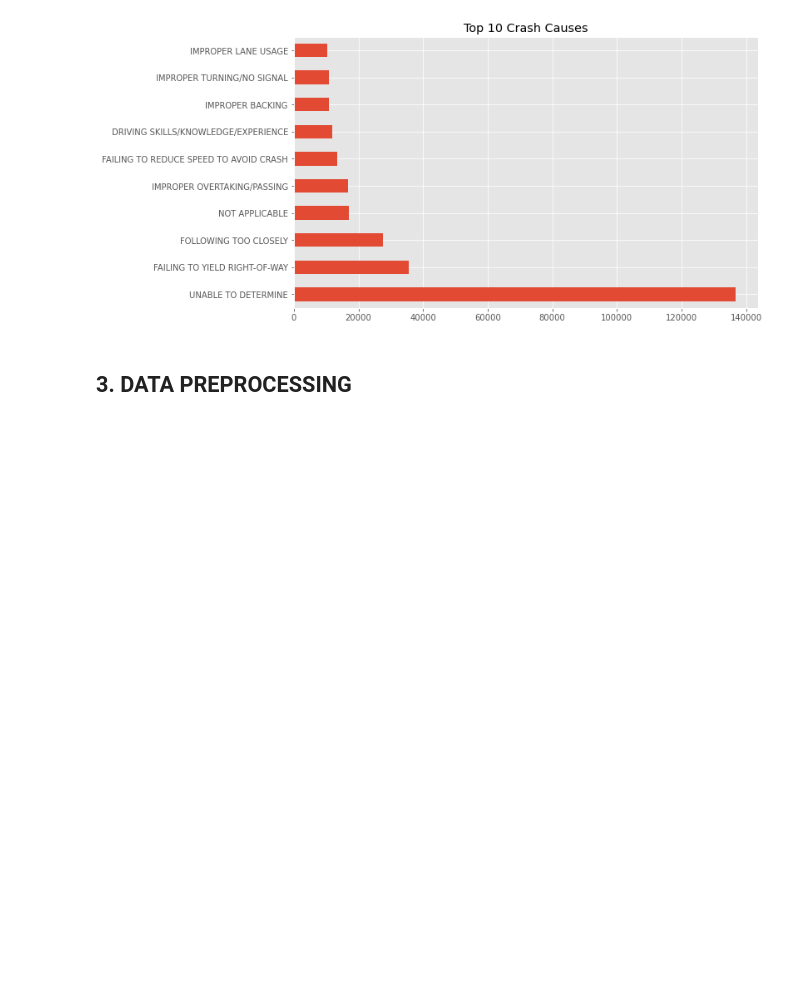
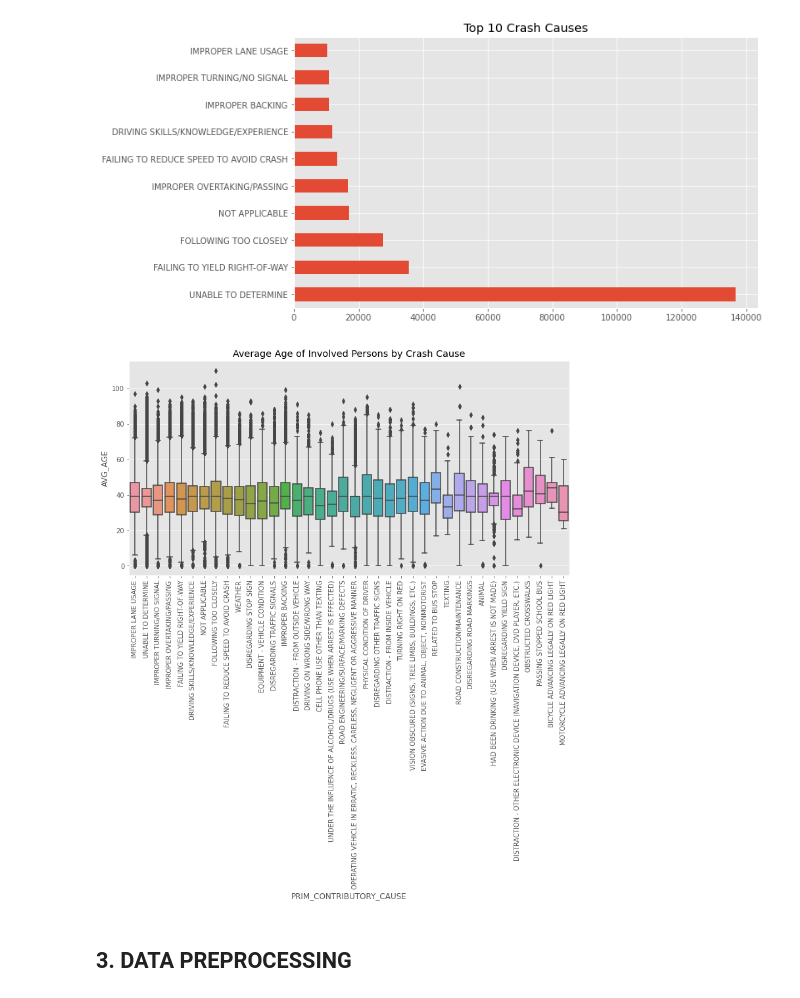
Before and after one commit to kungstar/chicago-crash-analysis, a Jupyter notebook: chicago-car-crash-analysis.ipynb, the cells around one changed output. Saved outputs shown, nothing was run; the diff lists cells and outputs as text; code cells hidden in the pictures; blank space fills up the shorter version.

Commit message:
Enhanced analysis with people involved data and added modelling features

```diff
--- a/chicago-car-crash-analysis.ipynb
+++ b/chicago-car-crash-analysis.ipynb
@@ -91,0 +63,7 @@ dtype: int64
+# %%
+# Load people involved data
+people_cols = ['CRASH_RECORD_ID', 'PERSON_TYPE', 'AGE', 'SEX', 'INJURY_CLASSIFICATION']
+people_df = pd.read_csv('people-crashes.csv', usecols=people_cols)
+
+print(f"People Data Shape: {people_df.shape}")
+people_df.head()
@@ -91,0 +80,17 @@ dtype: int64
+# %%
+people_agg = (
+    people_df.groupby('CRASH_RECORD_ID')
+    .agg(
+        NUM_PEOPLE=('PERSON_TYPE', 'count'),
+        NUM_FATALITIES=('INJURY_CLASSIFICATION', lambda x: (x == 'FATAL').sum()),
+        AVG_AGE=('AGE', 'mean')
+    )
+)
+
+# Merge with crash data
+enhanced_df = pd.merge(df, people_agg, on='CRASH_RECORD_ID', how='left')
+
+# Fill missing people fields
+enhanced_df['NUM_PEOPLE'] = enhanced_df['NUM_PEOPLE'].fillna(0)
+enhanced_df['NUM_FATALITIES'] = enhanced_df['NUM_FATALITIES'].fillna(0)
+enhanced_df['AVG_AGE'] = enhanced_df['AVG_AGE'].fillna(enhanced_df['AVG_AGE'].mean())
@@ -96,6 +105,19 @@ df['PRIM_CONTRIBUTORY_CAUSE'].value_counts().head(10).plot(kind='barh')
 plt.title('Top 10 Crash Causes');
 # %% [output]
 [figure]
+# %%
+# Visualization with people data
+plt.figure(figsize=(12,6))
+sns.boxplot(
+    x='PRIM_CONTRIBUTORY_CAUSE',
+    y='AVG_AGE',
+    data=enhanced_df[enhanced_df['NUM_PEOPLE'] > 0]
+)
+plt.title('Average Age of Involved Persons by Crash Cause')
+plt.xticks(rotation=90)
+plt.show()
+# %% [output]
+[figure, added]
 # %% [markdown]
 ## 3. DATA PREPROCESSING
 # %% [markdown]
```
Also changed, not shown: parts of 25 cells of this notebook.
